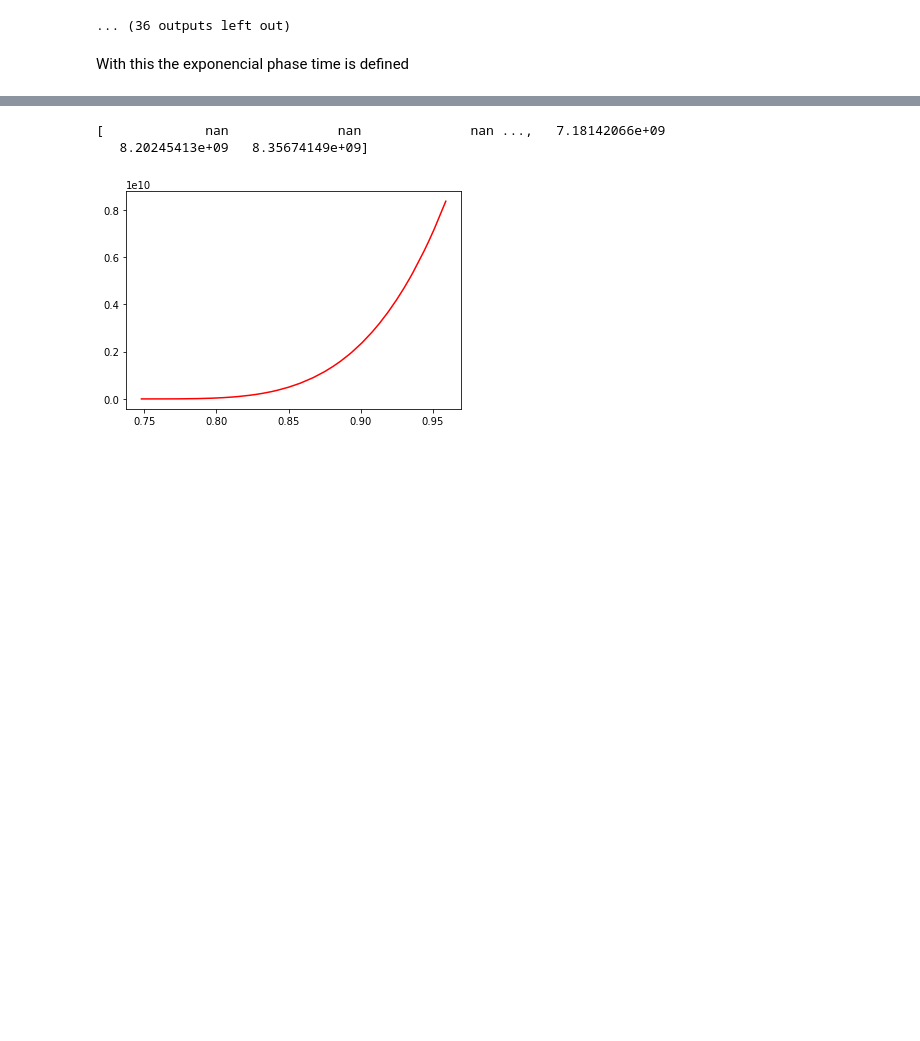
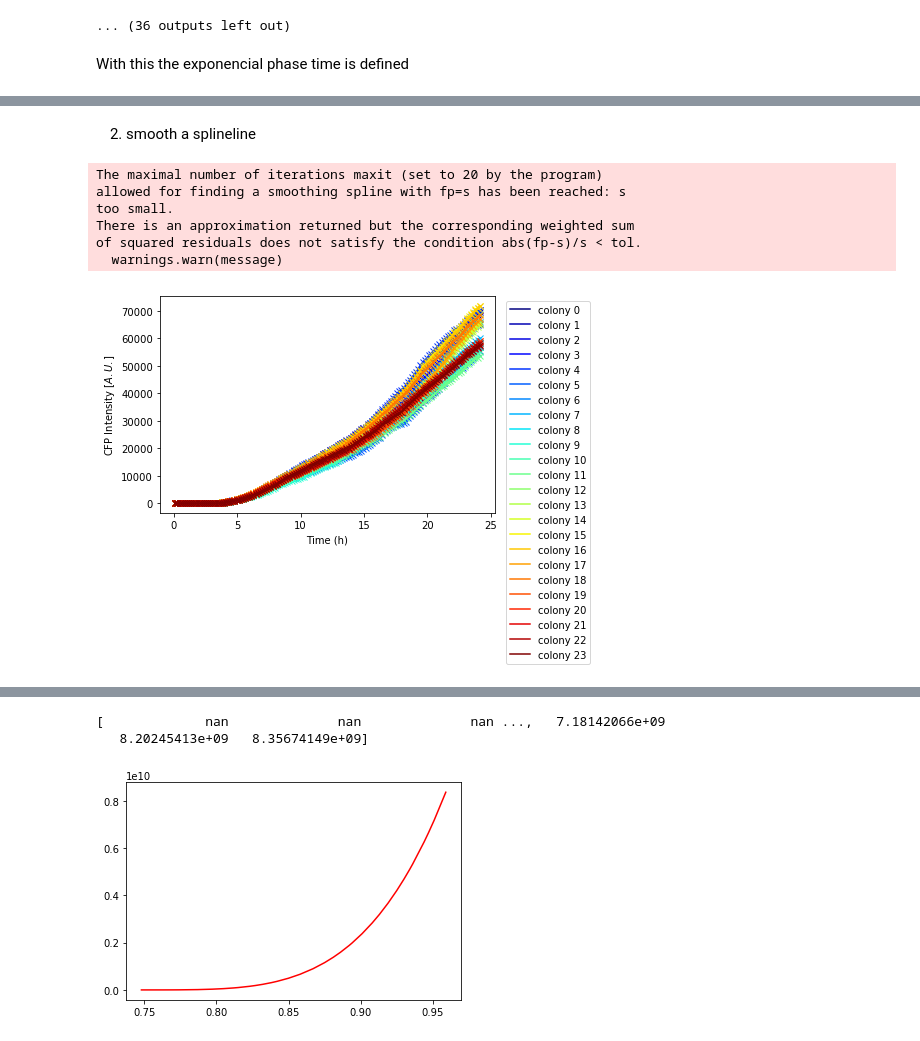
Before and after one commit to Prosimio/Plate_reader_analysis, a Jupyter notebook: Inverter_Analysis.ipynb, the cells around one changed output, grey strips where cells are left out. Cells and saved outputs as stored; diff of their text form; code cells hidden in the pictures; blank space fills up the shorter version.

```diff
--- a/Inverter_Analysis.ipynb
+++ b/Inverter_Analysis.ipynb
@@ -1491,0 +1510,21 @@ With this the exponencial phase time is defined
+# %% [markdown]
+2) smooth a splineline
+# %%
+CFP_smooth = {}
+for i, c in zip(range(wells_srp), colors):
+    CFP_smooth[i] = UnivariateSpline(srp['OD600']['time'],srp['CFP']['data'][:,i], k=1)   # k is the degree of the smoothing spline  (<=5)
+    CFP_smooth[i].set_smoothing_factor(10)
+    plt.plot(srp['OD600']['time'],CFP_smooth[i](srp['OD600']['time']),'-',color=c, label='colony '+str(i))
+    plt.plot(srp['OD600']['time'],srp['CFP']['data'][:,i],'x',color=c)
+    plt.xlabel('Time (h)')
+    plt.ylabel('CFP Intensity $[A.U.]$')
+    plt.legend(loc='upper right', bbox_to_anchor=(1.3, 1))
+plt.show()
+# %% [output]
+The maximal number of iterations maxit (set to 20 by the program)
+allowed for finding a smoothing spline with fp=s has been reached: s
+too small.
+There is an approximation returned but the corresponding weighted sum
+of squared residuals does not satisfy the condition abs(fp-s)/s < tol.
+  warnings.warn(message)
+[figure, added]
```
Also changed, not shown: parts of 11 cells of this notebook.
